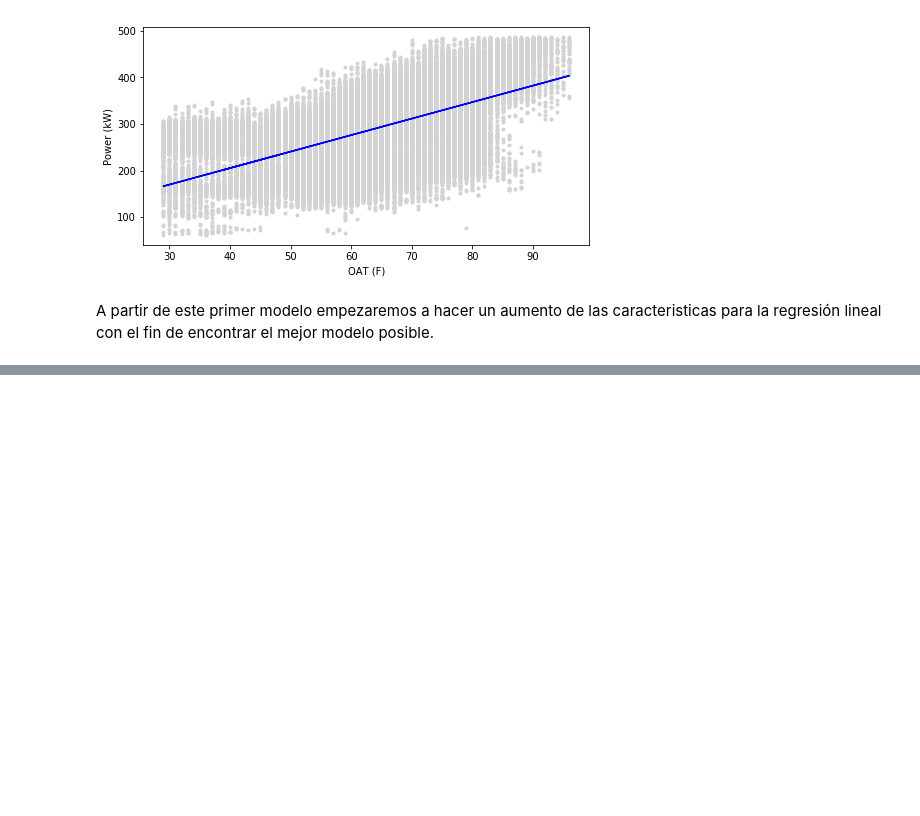
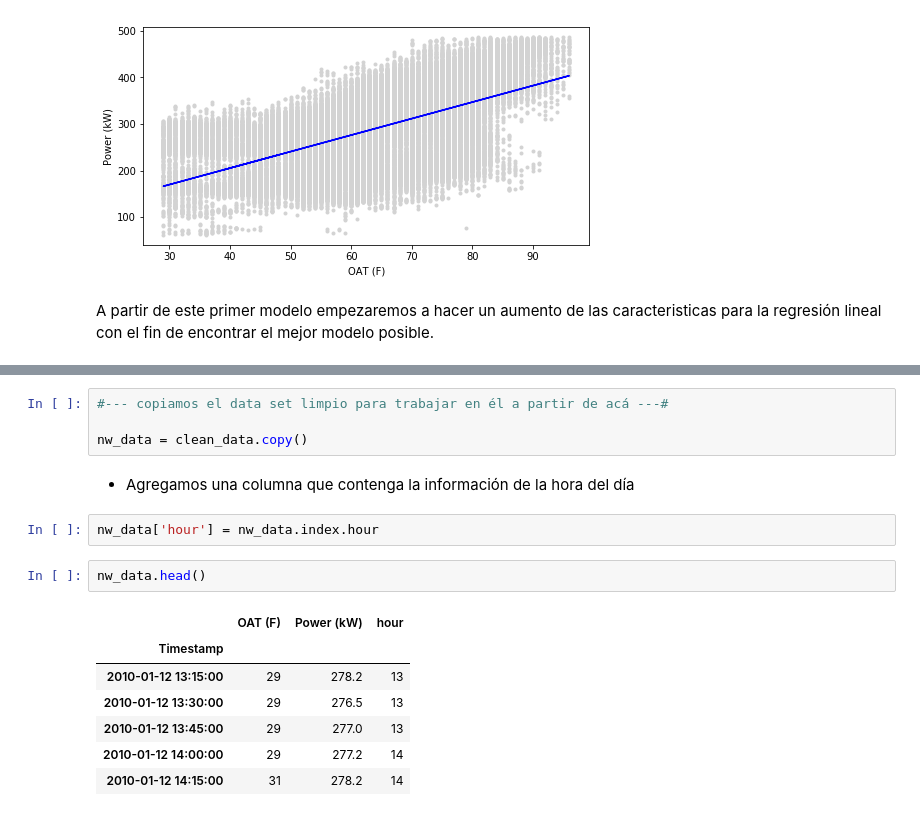
Before and after one commit to nicolerivera1/Statistical_Learning, a Jupyter notebook: linear_regression.ipynb, the cells around one changed output, grey strips where cells are left out. Drawn from its saved outputs; the diff is of its cells as text; blank space fills up the shorter version.

```diff
--- a/linear_regression.ipynb
+++ b/linear_regression.ipynb
@@ -238,0 +241,18 @@ A partir de este primer modelo empezaremos a hacer un aumento de las caracterist
+# %%
+#--- copiamos el data set limpio para trabajar en él a partir de acá ---#
+
+nw_data = clean_data.copy()
+# %% [markdown]
+- Agregamos una columna que contenga la información de la hora del día
+# %%
+nw_data['hour'] = nw_data.index.hour
+# %%
+nw_data.head()
+# %% [output]
+|  | OAT (F) | Power (kW) | hour |
+| Timestamp |  |  |  |
+| 2010-01-12 13:15:00 | 29 | 278.2 | 13 |
+| 2010-01-12 13:30:00 | 29 | 276.5 | 13 |
+| 2010-01-12 13:45:00 | 29 | 277.0 | 13 |
+| 2010-01-12 14:00:00 | 29 | 277.2 | 14 |
+| 2010-01-12 14:15:00 | 31 | 278.2 | 14 |
```
Also changed, not shown: parts of 18 cells of this notebook.
